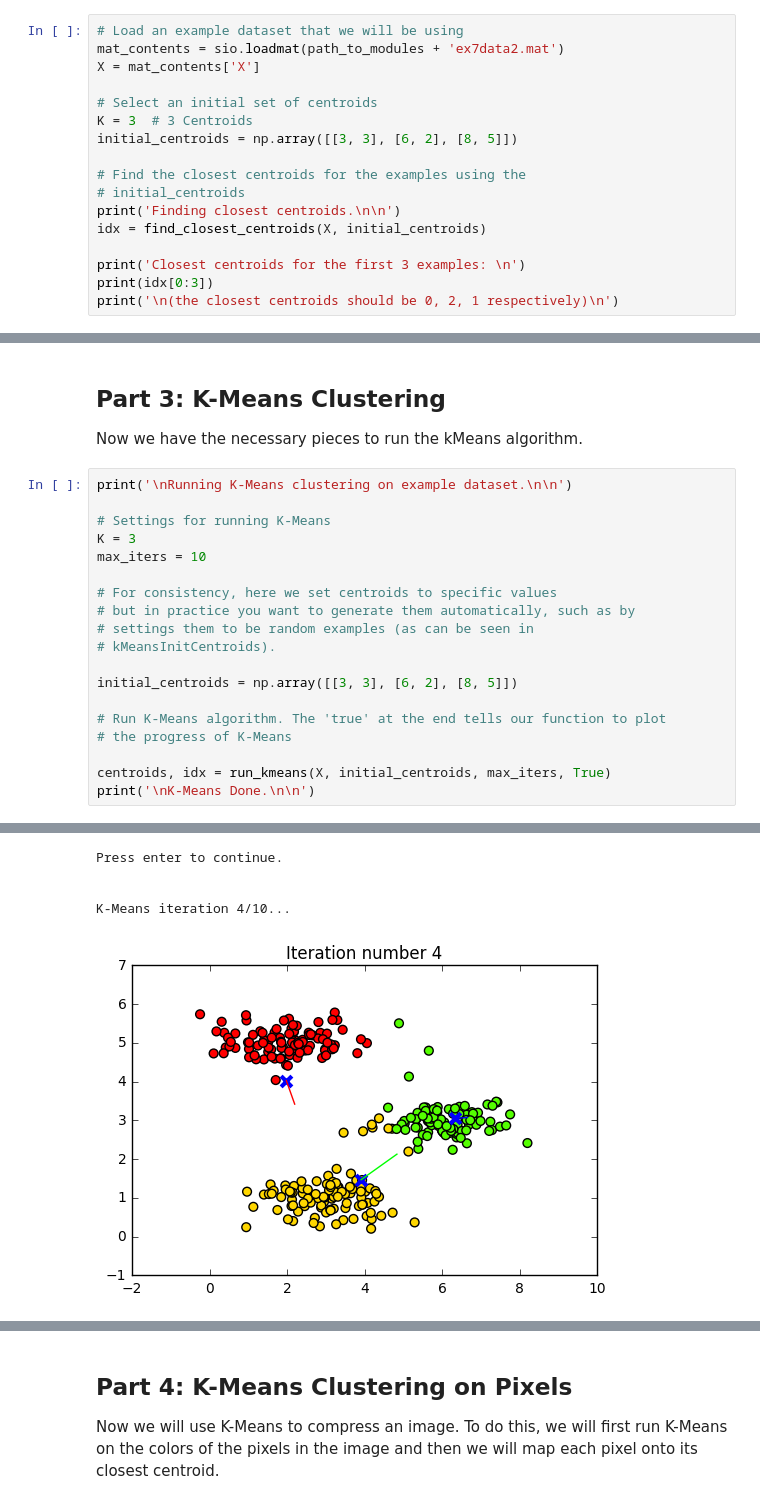
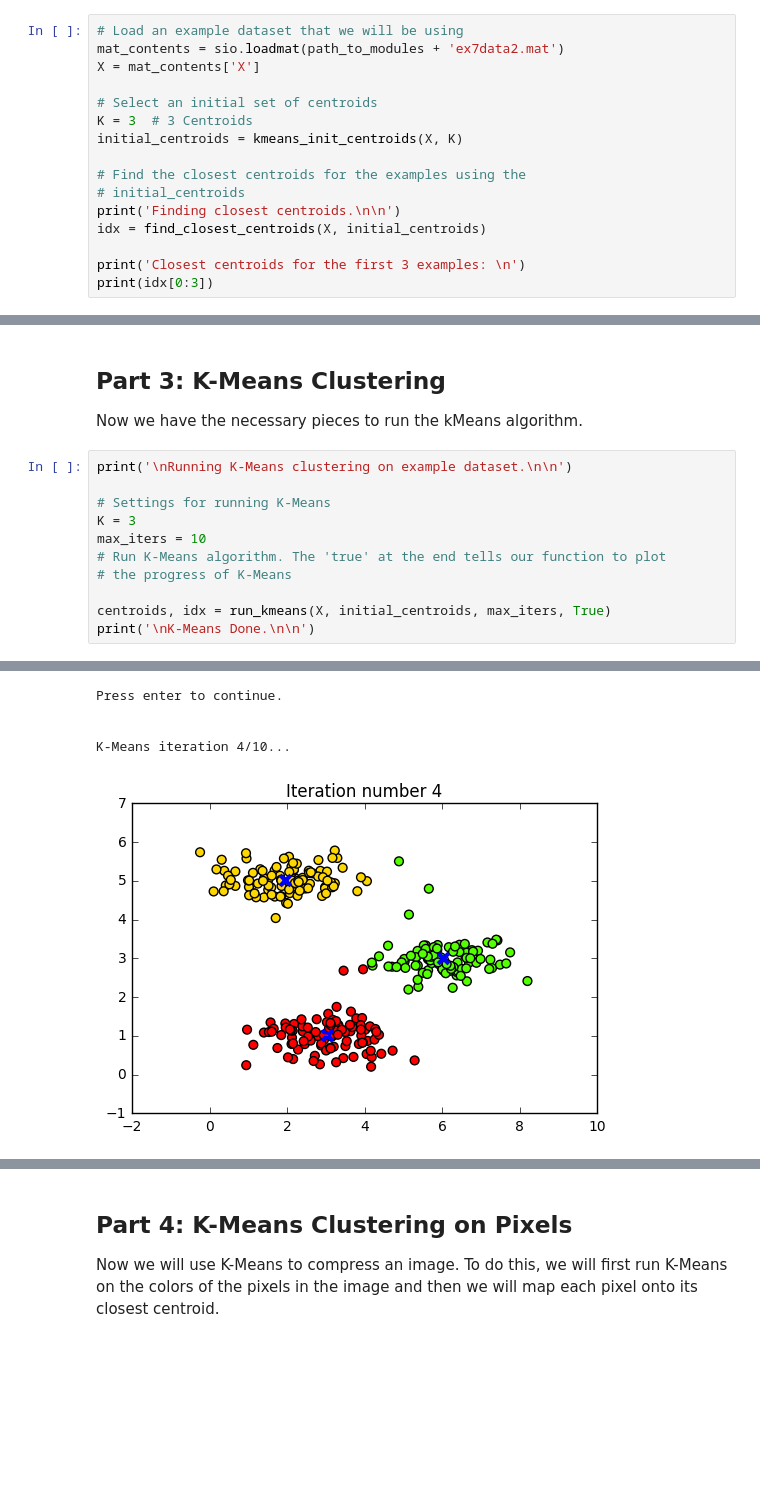
Before and after one commit to hzitoun/machine_learning_from_scratch_matlab_python, a Jupyter notebook: jupyter_notebooks/week_8/ex7.ipynb, the cells around one changed output, grey strips where cells are left out. Saved outputs shown, nothing was run; the diff lists cells and outputs as text; blank space fills up the shorter version.

Commit message:
kmeans centroids init randomly

```diff
--- a/jupyter_notebooks/week_8/ex7.ipynb
+++ b/jupyter_notebooks/week_8/ex7.ipynb
@@ -25,7 +25,7 @@ X = mat_contents['X']
 
 # Select an initial set of centroids
 K = 3  # 3 Centroids
-initial_centroids = np.array([[3, 3], [6, 2], [8, 5]])
+initial_centroids = kmeans_init_centroids(X, K)
 
 # Find the closest centroids for the examples using the
 # initial_centroids
@@ -34,7 +34,6 @@ idx = find_closest_centroids(X, initial_centroids)
 
 print('Closest centroids for the first 3 examples: \n')
 print(idx[0:3])
-print('\n(the closest centroids should be 0, 2, 1 respectively)\n')
 # %% [output]
 Finding closest centroids.
 
@@ -91,14 +74,6 @@ print('\nRunning K-Means clustering on example dataset.\n\n')
 # Settings for running K-Means
 K = 3
 max_iters = 10
-
-# For consistency, here we set centroids to specific values
-# but in practice you want to generate them automatically, such as by
-# settings them to be random examples (as can be seen in
-# kMeansInitCentroids).
-
-initial_centroids = np.array([[3, 3], [6, 2], [8, 5]])
-
 # Run K-Means algorithm. The 'true' at the end tells our function to plot
 # the progress of K-Means
 
@@ -128,8 +103,8 @@ K-Means iteration 3/10...
 Press enter to continue.
 
 
 K-Means iteration 4/10...
-[figure, old version]
+[figure, new version]
 Press enter to continue.
 
 
```
Also changed, not shown: parts of 4 cells of this notebook.
